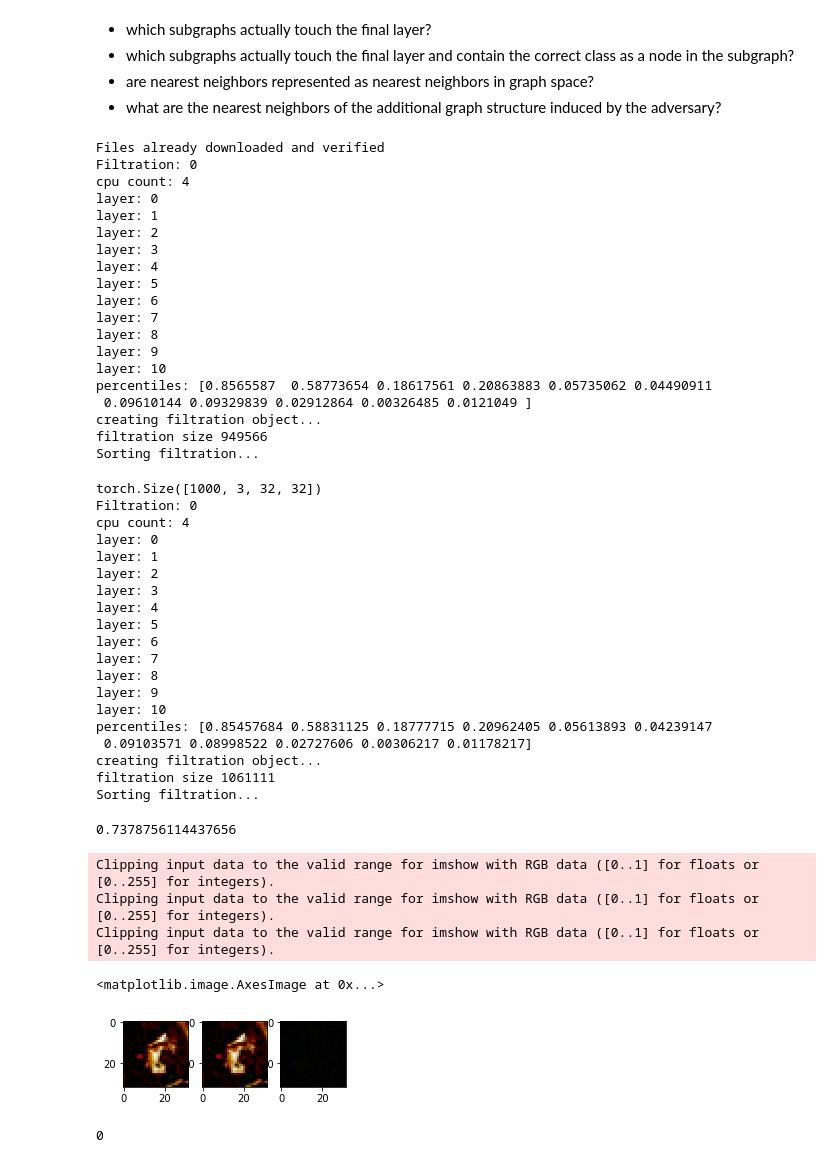
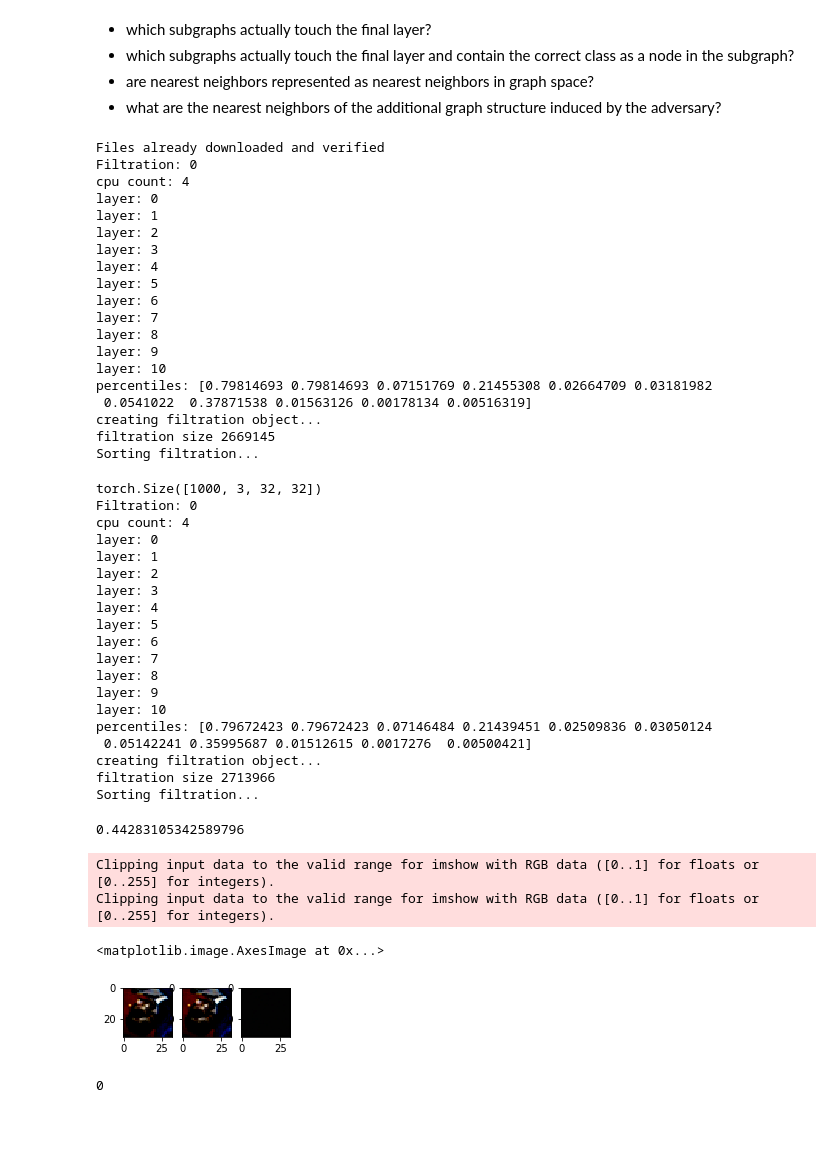
Before and after one commit to tgebhart/pt_activation, a Jupyter notebook: notebooks/Subgraph EDA-Alexnet CIFAR.ipynb, the cells around one changed output. Drawn from its saved outputs; the diff is of its cells as text; code cells hidden in the pictures; blank space fills up the shorter version.

```diff
--- a/notebooks/Subgraph EDA-Alexnet CIFAR.ipynb
+++ b/notebooks/Subgraph EDA-Alexnet CIFAR.ipynb
@@ -20,6 +20,8 @@ import networkx as nx
 
 from pt_activation.models.alexnet import AlexNet
 
+PERCENTILE = 90
+
 %load_ext autoreload
 %autoreload 2
 # %%
@@ -46,7 +48,7 @@ def create_filtrations(model, batch_size, up_to):
     device = torch.device("cpu")
     kwargs = {'num_workers': 1, 'pin_memory': True}
     test_loader = torch.utils.data.DataLoader(
-        datasets.CIFAR10(root='../../data/cifar', train=True,
+        datasets.CIFAR10(root='../../data/cifar', train=False,
                         download=True, transform = transforms.Compose(
                         [transforms.ToTensor(),
                         transforms.Normalize((0.5, 0.5, 0.5), (0.5, 0.5, 0.5))])),
@@ -71,7 +73,7 @@ def create_filtrations(model, batch_size, up_to):
                 # check if this makes sense
                 this_hiddens = [hiddens[i][s] for i in range(len(hiddens))]
                 print('Filtration: {}'.format(s+t))
-                f, nm, wm = model.compute_induced_filtration(data[s], this_hiddens, percentile=95, return_nm=True, absolute_value=True)
+                f, nm, wm = model.compute_induced_filtration(data[s], this_hiddens, percentile=PERCENTILE, return_nm=True, absolute_value=True)
                 row = {'filtration':f, 'loss':output.cpu().numpy()[s][0], 'class':target.cpu().numpy()[s], 'prediction':pred.cpu().numpy()[s][0]}
                 res_df.append(row)
                 nms.append(nm)
@@ -114,7 +116,7 @@ def create_adversary_filtrations(model, batch_size, up_to, adversaries):
                 # check if this makes sense
                 this_hiddens = [hiddens[i][s] for i in range(len(hiddens))]
                 print('Filtration: {}'.format(s+t))
-                f, nm, wm = model.compute_induced_filtration(data[s], this_hiddens, percentile=95, return_nm=True, absolute_value=True)
+                f, nm, wm = model.compute_induced_filtration(data[s], this_hiddens, percentile=PERCENTILE, return_nm=True, absolute_value=True)
                 row = {'filtration':f, 'loss':output.cpu().numpy()[s][0], 'class':target.cpu().numpy()[s], 'prediction':pred.cpu().numpy()[s][0]}
                 res_df.append(row)
                 nms.append(nm)
@@ -149,10 +151,10 @@ layer: 7
 layer: 8
 layer: 9
 layer: 10
-percentiles: [0.8565587  0.58773654 0.18617561 0.20863883 0.05735062 0.04490911
- 0.09610144 0.09329839 0.02912864 0.00326485 0.0121049 ]
+percentiles: [0.79814693 0.79814693 0.07151769 0.21455308 0.02664709 0.03181982
+ 0.0541022  0.37871538 0.01563126 0.00178134 0.00516319]
 creating filtration object...
-filtration size 949566
+filtration size 2669145
 Sorting filtration...
 # %%
 adv_df, adv_nms, adv_wms, adv_ims = create_adversary_filtrations(model, 1, 1, adversaries)
@@ -171,27 +173,26 @@ layer: 7
 layer: 8
 layer: 9
 layer: 10
-percentiles: [0.85457684 0.58831125 0.18777715 0.20962405 0.05613893 0.04239147
- 0.09103571 0.08998522 0.02727606 0.00306217 0.01178217]
+percentiles: [0.79672423 0.79672423 0.07146484 0.21439451 0.02509836 0.03050124
+ 0.05142241 0.35995687 0.01512615 0.0017276  0.00500421]
 creating filtration object...
-filtration size 1061111
+filtration size 2713966
 Sorting filtration...
 # %%
 # print(np.linalg.norm(ims[1]-adv_ims[1]))
 print(np.linalg.norm(ims[0]-adv_ims[0]))
 # %% [output]
-0.7378756114437656
+0.44283105342589796
 # %%
-fig, axes = plt.subplots(1,3,figsize=(4,4))
+fig, axes = plt.subplots(1,3,figsize=(3,3))
 axes[0].imshow(ims[0].reshape(3,32,32).T, interpolation='nearest')
 axes[1].imshow(adv_ims[0].reshape(3,32,32).T, interpolation='nearest')
-axes[2].imshow((ims[0]-adv_ims[0]).reshape(3,32,32).T, interpolation='nearest')
+axes[2].imshow(np.absolute((ims[0]-adv_ims[0])).reshape(3,32,32).T)
 # %% [output]
 Clipping input data to the valid range for imshow with RGB data ([0..1] for floats or [0..255] for integers).
 Clipping input data to the valid range for imshow with RGB data ([0..1] for floats or [0..255] for integers).
-Clipping input data to the valid range for imshow with RGB data ([0..1] for floats or [0..255] for integers).
 <matplotlib.image.AxesImage at 0x...>
-[figure, old version]
+[figure, new version]
 # %%
 ids = [{v: k for k, v in nm.items()} for nm in nms]
 adv_ids = [{v: k for k, v in nm.items()} for nm in adv_nms]
```
Also changed, not shown: parts of 15 cells of this notebook, 11 other files.
